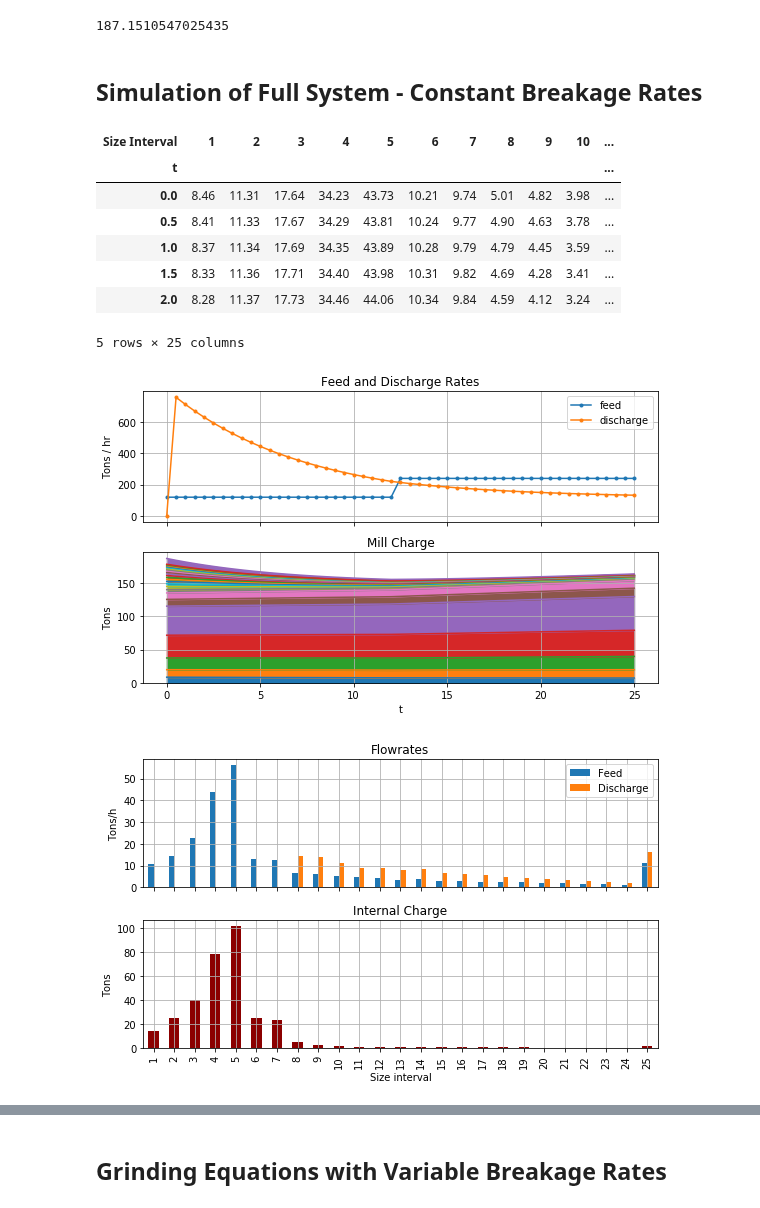
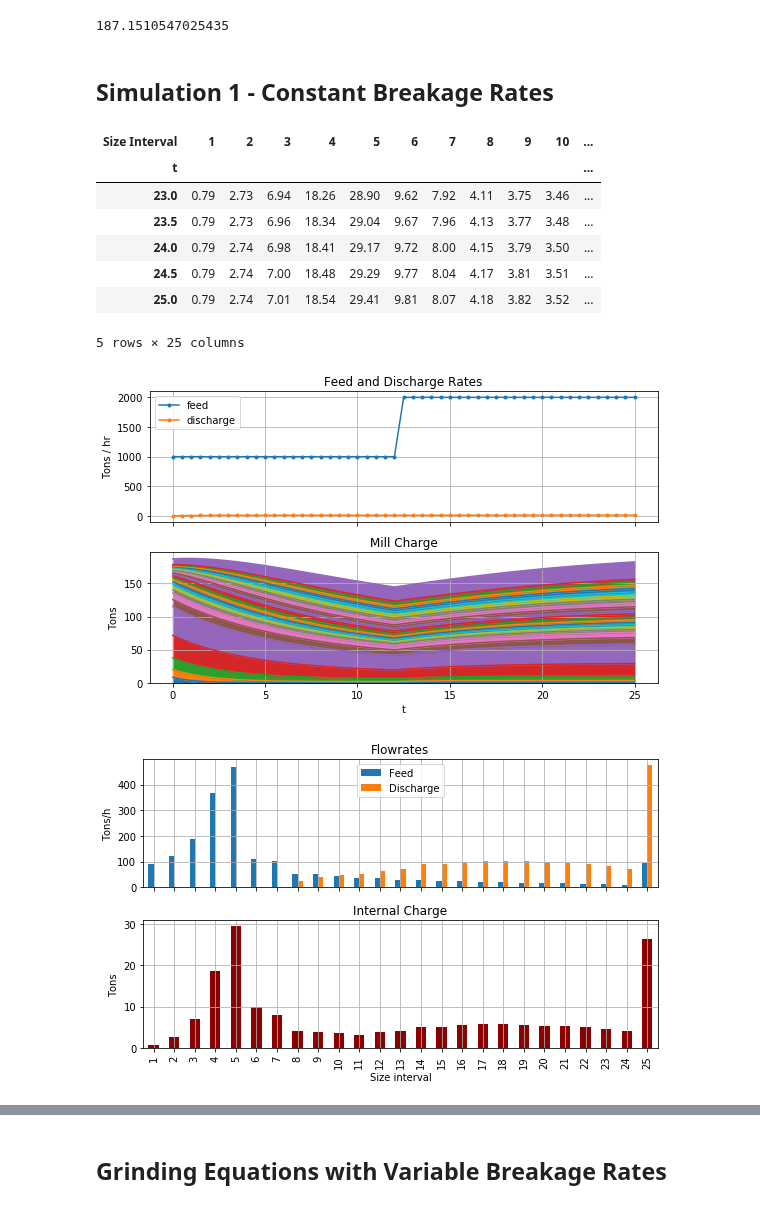
Before and after one commit to billtubbs/mech-575, a Jupyter notebook: code/python/project-grinding-dynamic-simulation-model.ipynb, the cells around one changed output, grey strips where cells are left out. Cells and saved outputs as stored; diff of their text form; code cells hidden in the pictures.

Commit message:
Fixed breakage rate units

```diff
--- a/code/python/project-grinding-dynamic-simulation-model.ipynb
+++ b/code/python/project-grinding-dynamic-simulation-model.ipynb
@@ -534,7 +532,7 @@ class DynamicBreakageFunctionMorrell2004:
 
     def get_breakage_rate(self, size, load_pct, speed_pct):
         """Uses the cubic splines with linear interpolation to
-        estimate the breakage rate for given size, load (%)
+        estimate the breakage rate (1/min) for given size, load (%)
         and speed (% critical).
         """
 
@@ -806,14 +808,14 @@ model.initial_charge.sum()
 # %% [output]
 187.1510547025435
 # %% [markdown]
-## Simulation of Full System - Constant Breakage Rates
+## Simulation 1 - Constant Breakage Rates
 # %%
 # Number of timesteps
 nt = 50
 timestep_size = 0.5  # mins
 
-# Feedrate
-feed_rates = np.repeat(feed_size.values.reshape(1,-1), nt+1, axis=0)
+# Feedrate (tons/hr)
+feed_rates = 1000*np.ones(nt+1)
 
 # Increase feedrate after 30 timesteps
 feed_rates[25:] = 2 * feed_rates[25:]
@@ -830,7 +832,7 @@ d = d_max * c
 speed_pct = 68
 load_pct = 20
 breakage_rates = breakage_function.get_breakage_rate(mid_sizes_mm, load_pct, speed_pct)
-r = timestep_size*breakage_rates/60
+r = timestep_size*breakage_rates
 
 #assert r[-1] == 0.0  # r=0 for smallest size fraction
 r[-1] = 0
@@ -842,61 +844,64 @@ n_sizes = x0.shape[0]
 
 # Initialize variables
 x = np.zeros((nt+1, n_sizes))
-discharge_rates = np.zeros((nt+1, n_sizes))
+feed = np.zeros((nt+1, n_sizes))
+discharge = np.zeros((nt+1, n_sizes))
+discharge_rates = np.zeros(nt+1)
 x[0] = x0
 
 t = np.arange(nt+1) * timestep_size
 for k in range(1, nt+1):
-    feed = feed_rates[k]
-    x[k, :] = solve(t[k], x[k-1], f_dxdt, timestep_size, args=[feed, r, b_matrix, d])
-    discharge_rates[k] = d*x[k]
+    feed[k, :] = feed_rates[k] / 60 * timestep_size * feed_size
+    x[k, :] = solve(t[k], x[k-1], f_dxdt, timestep_size, args=[feed[k, :], r, b_matrix, d])
+    discharge[k, :] = d*x[k]
+    discharge_rates[k] = discharge[k, :].sum()
 # %%
 # Convert results to dataframe
 columns = pd.Index(range(1, n_sizes+1), name='Size Interval')
 index = pd.Index(t, name='t')
 charge_weights = pd.DataFrame(x, columns=columns, index=index)
-charge_weights.round(2).head()
+charge_weights.round(2).tail()
 # %% [output]
 | Size Interval | 1 | 2 | 3 | 4 | 5 | 6 | 7 | 8 | 9 | 10 | ... |
 | t |  |  |  |  |  |  |  |  |  |  | ... |
-| 0.0 | 8.46 | 11.31 | 17.64 | 34.23 | 43.73 | 10.21 | 9.74 | 5.01 | 4.82 | 3.98 | ... |
-| 0.5 | 8.41 | 11.33 | 17.67 | 34.29 | 43.81 | 10.24 | 9.77 | 4.90 | 4.63 | 3.78 | ... |
-| 1.0 | 8.37 | 11.34 | 17.69 | 34.35 | 43.89 | 10.28 | 9.79 | 4.79 | 4.45 | 3.59 | ... |
-| 1.5 | 8.33 | 11.36 | 17.71 | 34.40 | 43.98 | 10.31 | 9.82 | 4.69 | 4.28 | 3.41 | ... |
-| 2.0 | 8.28 | 11.37 | 17.73 | 34.46 | 44.06 | 10.34 | 9.84 | 4.59 | 4.12 | 3.24 | ... |
+| 23.0 | 0.79 | 2.73 | 6.94 | 18.26 | 28.90 | 9.62 | 7.92 | 4.11 | 3.75 | 3.46 | ... |
+| 23.5 | 0.79 | 2.73 | 6.96 | 18.34 | 29.04 | 9.67 | 7.96 | 4.13 | 3.77 | 3.48 | ... |
+| 24.0 | 0.79 | 2.74 | 6.98 | 18.41 | 29.17 | 9.72 | 8.00 | 4.15 | 3.79 | 3.50 | ... |
+| 24.5 | 0.79 | 2.74 | 7.00 | 18.48 | 29.29 | 9.77 | 8.04 | 4.17 | 3.81 | 3.51 | ... |
+| 25.0 | 0.79 | 2.74 | 7.01 | 18.54 | 29.41 | 9.81 | 8.07 | 4.18 | 3.82 | 3.52 | ... |
 5 rows × 25 columns
 # %%
 fig, axes = plt.subplots(2, 1, figsize=(8,5), sharex=True)
 
 style = '-' if feed_rates.shape[0] > 51 else '.-'
 
 ax = axes[0]
-ax.plot(t, feed_rates.sum(axis=1)*60 / timestep_size, style, label='feed')
-ax.plot(t, discharge_rates.sum(axis=1)*60 / timestep_size, style, label='discharge')
+ax.plot(t, feed_rates, style, label='feed')
+ax.plot(t, discharge_rates, style, label='discharge')
 ax.set_title('Feed and Discharge Rates')
 ax.set_ylabel('Tons / hr')
 ax.grid()
 ax.legend()
 
 ax = axes[1]
 charge_weights.plot.area(ax=ax, stacked=True, legend=False)
 ax.set_title('Mill Charge')
 ax.set_ylabel('Tons')
 ax.grid()
 #ax.legend()
 
 plt.tight_layout()
 filename = "demo_time_series.pdf"
 plt.savefig(os.path.join(plot_dir, filename))
 plt.show()
 # %% [output]
-[figure, old version]
+[figure, new version]
 # %%
 fig, axes = plt.subplots(2, 1, sharex=True, figsize=(8,5))
 
 flow_rates = pd.DataFrame({
-    'Feed': feed_rates[-1]*60/timestep_size,
-    'Discharge': discharge_rates[-1]*60/timestep_size
+    'Feed': feed[-1] / timestep_size * 60,
+    'Discharge': discharge[-1] / timestep_size * 60
 })
 
 ax = axes[0]
@@ -907,8 +912,8 @@ ax.set_title('Flowrates')
 ax.grid()
 
 ax = axes[1]
-pd.Series(charge_weights.values[-1]/timestep_size, index=mesh.index[:-1]).plot.bar(ax=ax,
-                                                                                   color='darkred')
+pd.Series(charge_weights.values[-1], index=mesh.index[:-1]).plot.bar(ax=ax,
+                                                                     color='darkred')
 ax.set_xlabel('Size interval')
 ax.set_ylabel('Tons')
 ax.set_title('Internal Charge')
@@ -919,5 +924,5 @@ filename = "demo_size_dist_plots.pdf"
 plt.savefig(os.path.join(plot_dir, filename))
 plt.show()
 # %% [output]
-[figure, old version]
+[figure, new version]
 # %%
```
Also changed, not shown: parts of 47 cells of this notebook.
